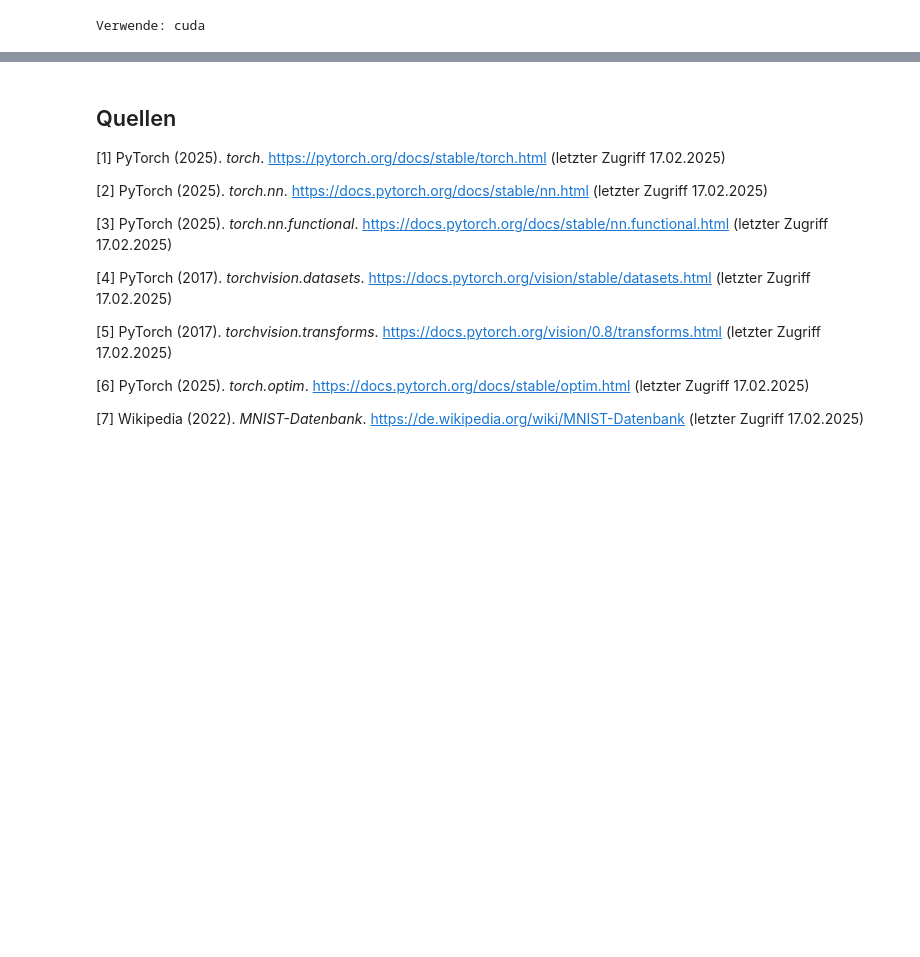
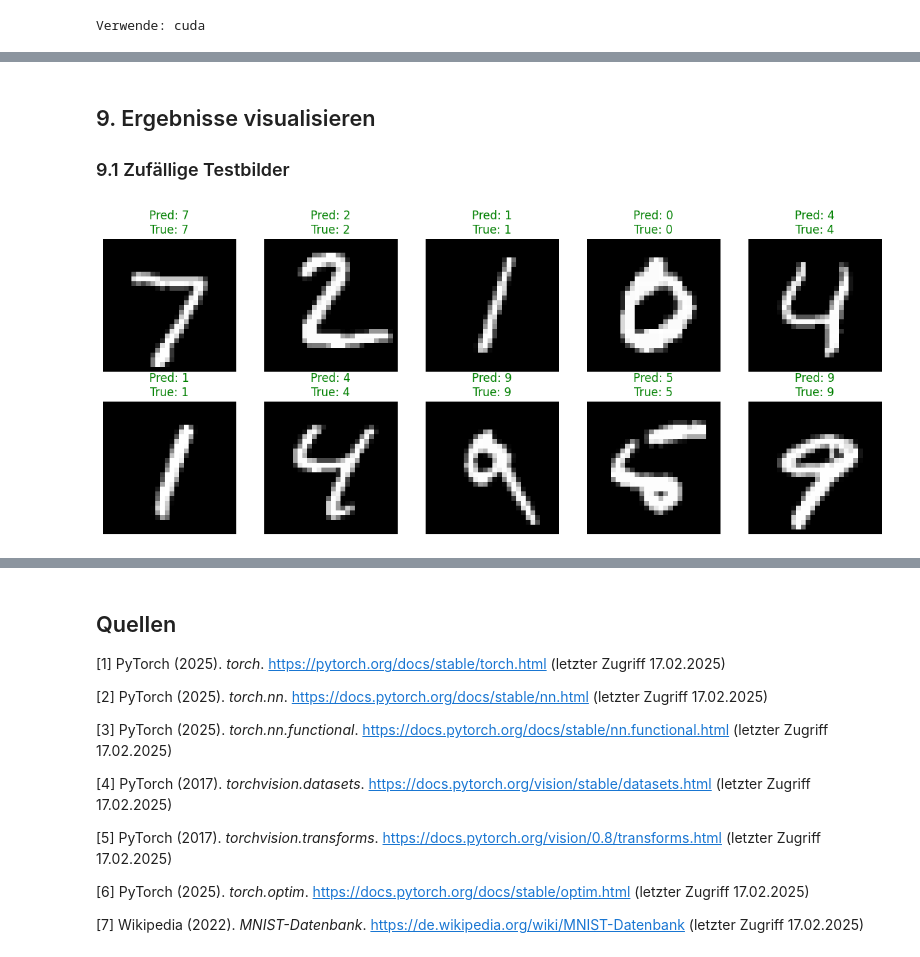
Before and after one commit to ChristianJakubzig/cnn-digit-recognition-project, a Jupyter notebook: src/vortrag.ipynb, the cells around one changed output, grey strips where cells are left out. Drawn from its saved outputs; the diff is of its cells as text; code cells hidden in the pictures; blank space fills up the shorter version.

```diff
--- a/src/vortrag.ipynb
+++ b/src/vortrag.ipynb
@@ -353,0 +382,32 @@ Train Epoch: 4 [47424/60000 (79%)]      Loss: 0.056137
+# %% [markdown]
+## 9. Ergebnisse visualisieren <a id='results'></a>
+
+### 9.1 Zufällige Testbilder
+# %%
+# 10 zufällige Testbilder laden
+model.eval()
+examples = iter(test_data)
+example_data, example_targets = next(examples)
+
+with torch.no_grad():
+    example_data = example_data.to(device)
+    output = model(example_data)
+    predictions = output.max(1, keepdim=True)[1]
+
+# Visualisieren
+fig = plt.figure(figsize=(12, 5))
+for i in range(10):
+    plt.subplot(2, 5, i+1)
+    plt.imshow(example_data[i][0].cpu(), cmap='gray')
+
+    pred = predictions[i].item()
+    true = example_targets[i].item()
+    color = 'green' if pred == true else 'red'
+
+    plt.title(f'Pred: {pred}\nTrue: {true}', color=color)
+    plt.axis('off')
+
+plt.tight_layout()
+plt.show()
+# %% [output]
+[figure, added]
```
Also changed, not shown: parts of 22 cells of this notebook.
